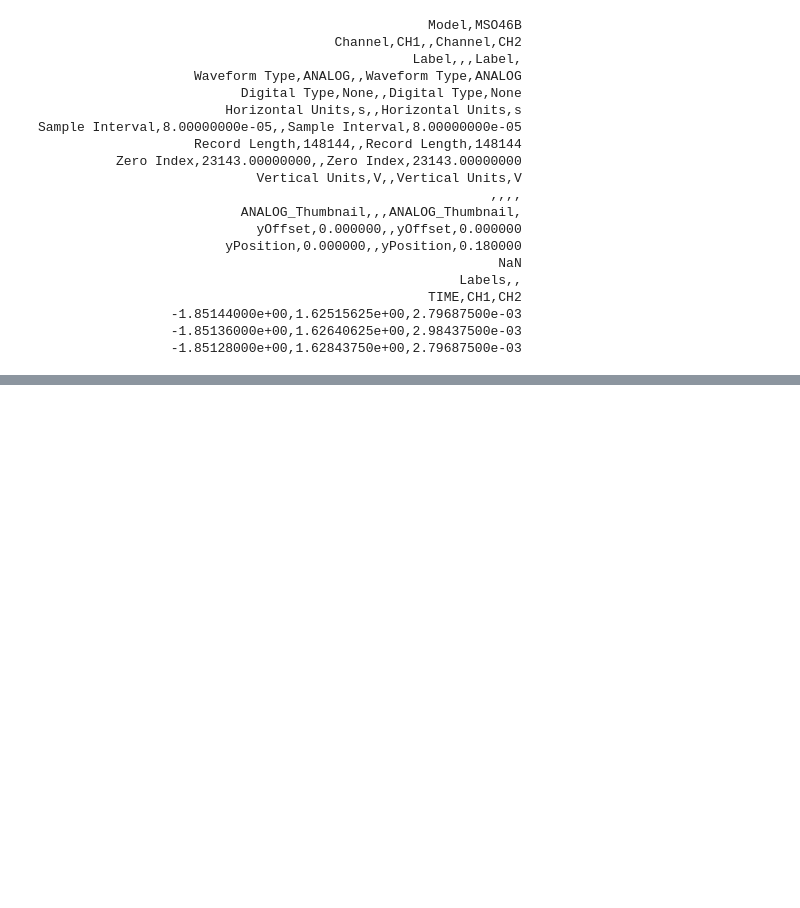
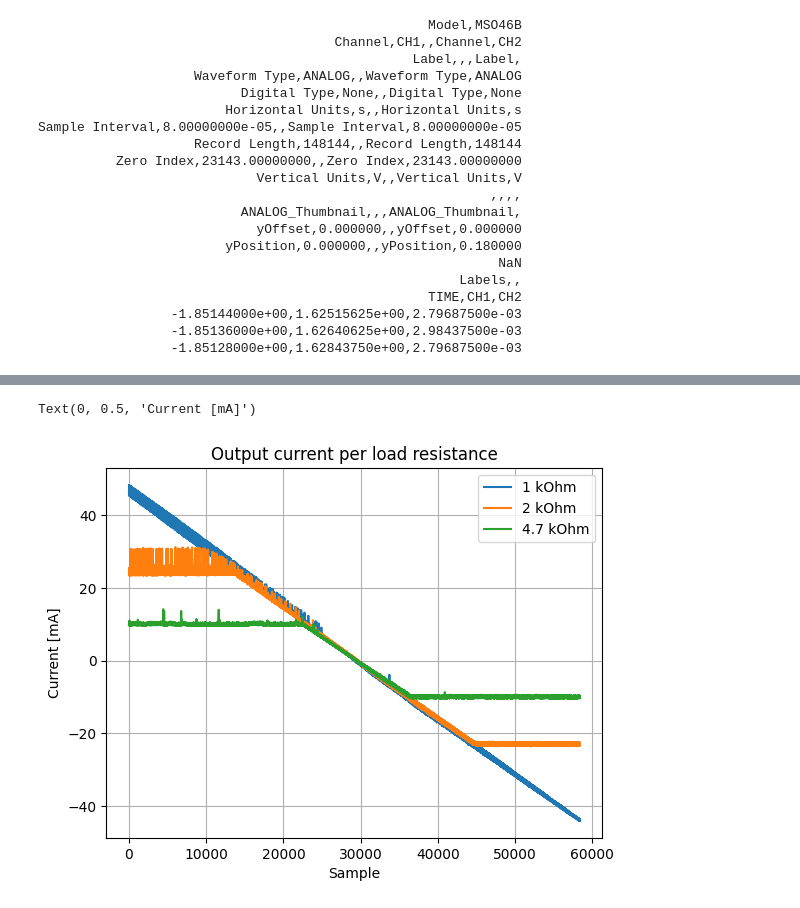
Before and after one commit to import-tiago/FEI, a Jupyter notebook: MSc/PEL309/Analysis/PEL309.ipynb, the cells around one changed output, grey strips where cells are left out. Cells and saved outputs as stored; diff of their text form; code cells hidden in the pictures; blank space fills up the shorter version.

```diff
--- a/MSc/PEL309/Analysis/PEL309.ipynb
+++ b/MSc/PEL309/Analysis/PEL309.ipynb
@@ -719,0 +151,17 @@ logo_summary
+# %%
+data_1k_load = extract_ramp_region(data_1k_load, column="dac_volts", trigger_threshold=0.5)
+data_2k_load = extract_ramp_region(data_2k_load, column="dac_volts", trigger_threshold=0.5)
+data_4k7_load = extract_ramp_region(data_4k7_load, column="dac_volts", trigger_threshold=0.5)
+
+data_1k_load, data_2k_load, data_4k7_load = equalize_sample_count(
+    data_1k_load,
+    data_2k_load,
+    data_4k7_load,
+)
+
+ramp_sample_summary = pd.DataFrame({
+    "load": ["1k", "2k", "4k7"],
+    "samples": [len(data_1k_load), len(data_2k_load), len(data_4k7_load)],
+})
+
+ramp_sample_summary
@@ -719,0 +177,21 @@ logo_summary
+# %%
+shunt_resistance_ohm = 10
+
+for df in [data_1k_load, data_2k_load, data_4k7_load]:
+    df["current_mA"] = (df["shunt_volts"] / shunt_resistance_ohm) * 1000
+
+ax = data_1k_load.plot(
+    x="sample",
+    y="current_mA",
+    grid=True,
+    title="Output current per load resistance",
+    label="1 kOhm",
+)
+data_2k_load.plot(x="sample", y="current_mA", ax=ax, label="2 kOhm", grid=True)
+data_4k7_load.plot(x="sample", y="current_mA", ax=ax, label="4.7 kOhm", grid=True)
+
+ax.set_xlabel("Sample")
+ax.set_ylabel("Current [mA]")
+# %% [output]
+Text(0, 0.5, 'Current [mA]')
+[figure, added]
```
Also changed, not shown: parts of 83 cells of this notebook.
